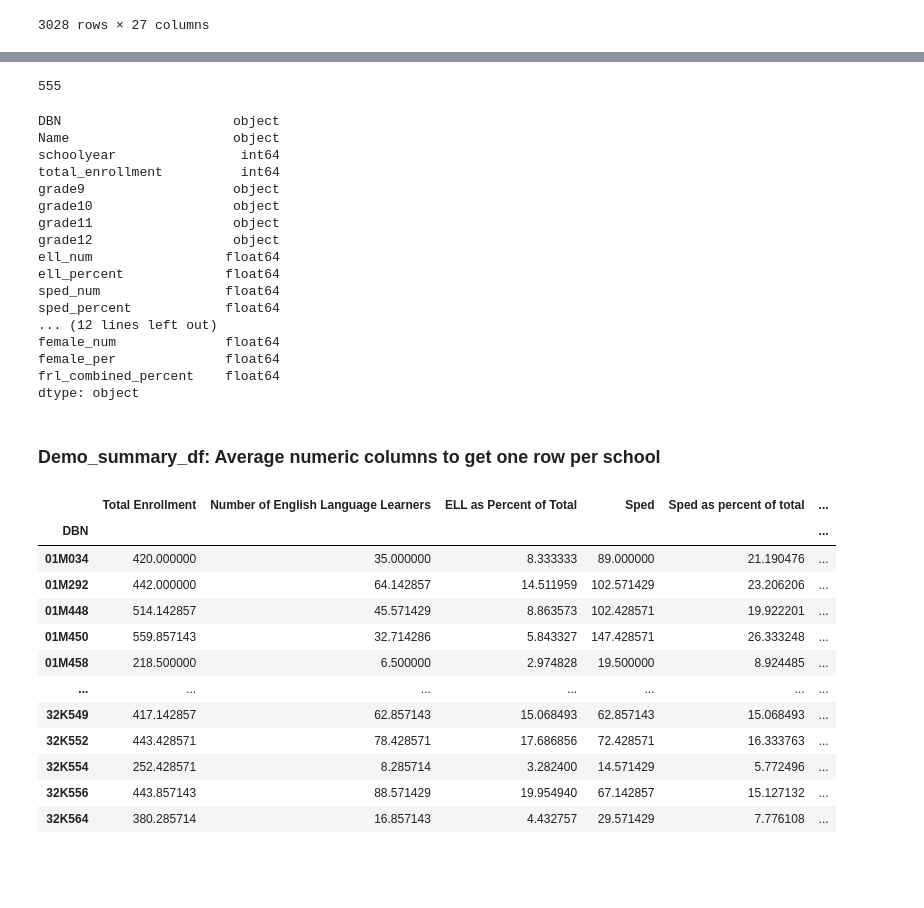
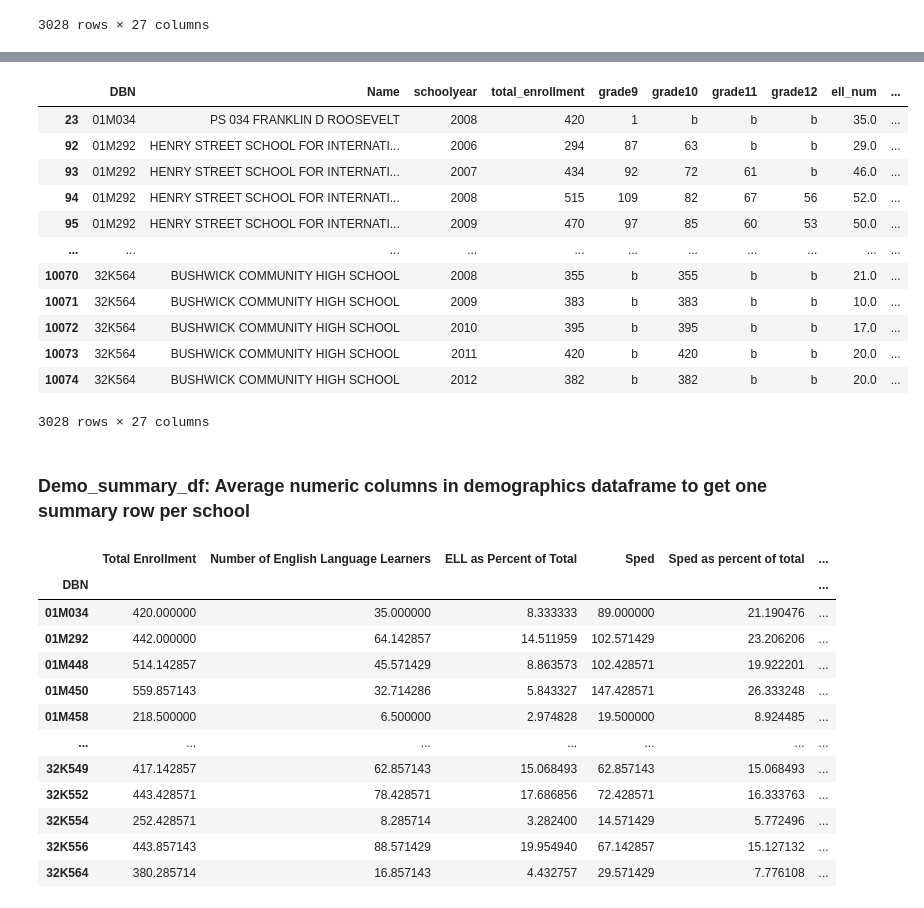
Before and after one commit to divish16/NYC-Student-Success-Predictions, a Jupyter notebook: extract_transform_week2.ipynb, the cells around one changed output, grey strips where cells are left out. Cells and saved outputs as stored; diff of their text form; code cells hidden in the pictures; blank space fills up the shorter version.

```diff
--- a/extract_transform_week2.ipynb
+++ b/extract_transform_week2.ipynb
@@ -283,24 +253,23 @@ dtype: int64
-# %%
-drop_df4["DBN"].nunique()
-# %% [output]
-555
-# %%
-drop_df4.dtypes
-# %% [output]
-DBN                      object
-Name                     object
-schoolyear                int64
-total_enrollment          int64
-grade9                   object
-grade10                  object
-grade11                  object
-grade12                  object
-ell_num                 float64
-ell_percent             float64
-sped_num                float64
-sped_percent            float64
-... (12 lines left out)
-female_num              float64
-female_per              float64
-frl_combined_percent    float64
-dtype: object
+# %%
+# Clean schoolyear column to preserve only the last four digits
+
+#Casting as string
+drop_df4['schoolyear']=drop_df4['schoolyear'].apply(str)
+
+drop_df4['schoolyear'] = drop_df4['schoolyear'].str.extract(r'(?:\d{4})(\d{4})')
+
+drop_df4
+# %% [output]
+|  | DBN | Name | schoolyear | total_enrollment | grade9 | grade10 | grade11 | grade12 | ell_num | ... |
+| 23 | 01M034 | PS 034 FRANKLIN D ROOSEVELT | 2008 | 420 | 1 | b | b | b | 35.0 | ... |
+| 92 | 01M292 | HENRY STREET SCHOOL FOR INTERNATI... | 2006 | 294 | 87 | 63 | b | b | 29.0 | ... |
+| 93 | 01M292 | HENRY STREET SCHOOL FOR INTERNATI... | 2007 | 434 | 92 | 72 | 61 | b | 46.0 | ... |
+| 94 | 01M292 | HENRY STREET SCHOOL FOR INTERNATI... | 2008 | 515 | 109 | 82 | 67 | 56 | 52.0 | ... |
+| 95 | 01M292 | HENRY STREET SCHOOL FOR INTERNATI... | 2009 | 470 | 97 | 85 | 60 | 53 | 50.0 | ... |
+| ... | ... | ... | ... | ... | ... | ... | ... | ... | ... | ... |
+| 10070 | 32K564 | BUSHWICK COMMUNITY HIGH SCHOOL | 2008 | 355 | b | 355 | b | b | 21.0 | ... |
+| 10071 | 32K564 | BUSHWICK COMMUNITY HIGH SCHOOL | 2009 | 383 | b | 383 | b | b | 10.0 | ... |
+| 10072 | 32K564 | BUSHWICK COMMUNITY HIGH SCHOOL | 2010 | 395 | b | 395 | b | b | 17.0 | ... |
+| 10073 | 32K564 | BUSHWICK COMMUNITY HIGH SCHOOL | 2011 | 420 | b | 420 | b | b | 20.0 | ... |
+| 10074 | 32K564 | BUSHWICK COMMUNITY HIGH SCHOOL | 2012 | 382 | b | 382 | b | b | 20.0 | ... |
+3028 rows × 27 columns
@@ -314,5 +286,5 @@ dtype: object
 # %% [markdown]
-### Demo_summary_df: Average numeric columns to get one row per school
+### Demo_summary_df: Average numeric columns in demographics dataframe to get one summary row per school
 # %%
 #percentages should be calculated fields
 
```
Also changed, not shown: parts of 17 cells of this notebook.
